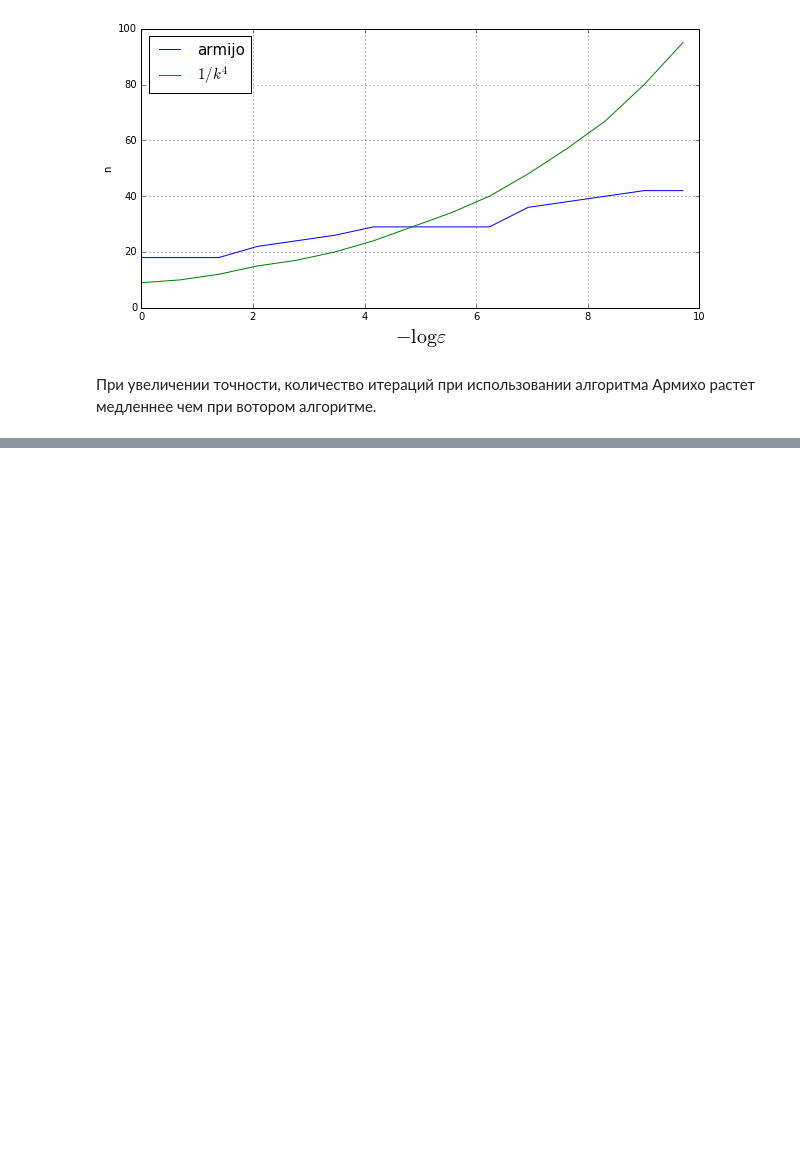
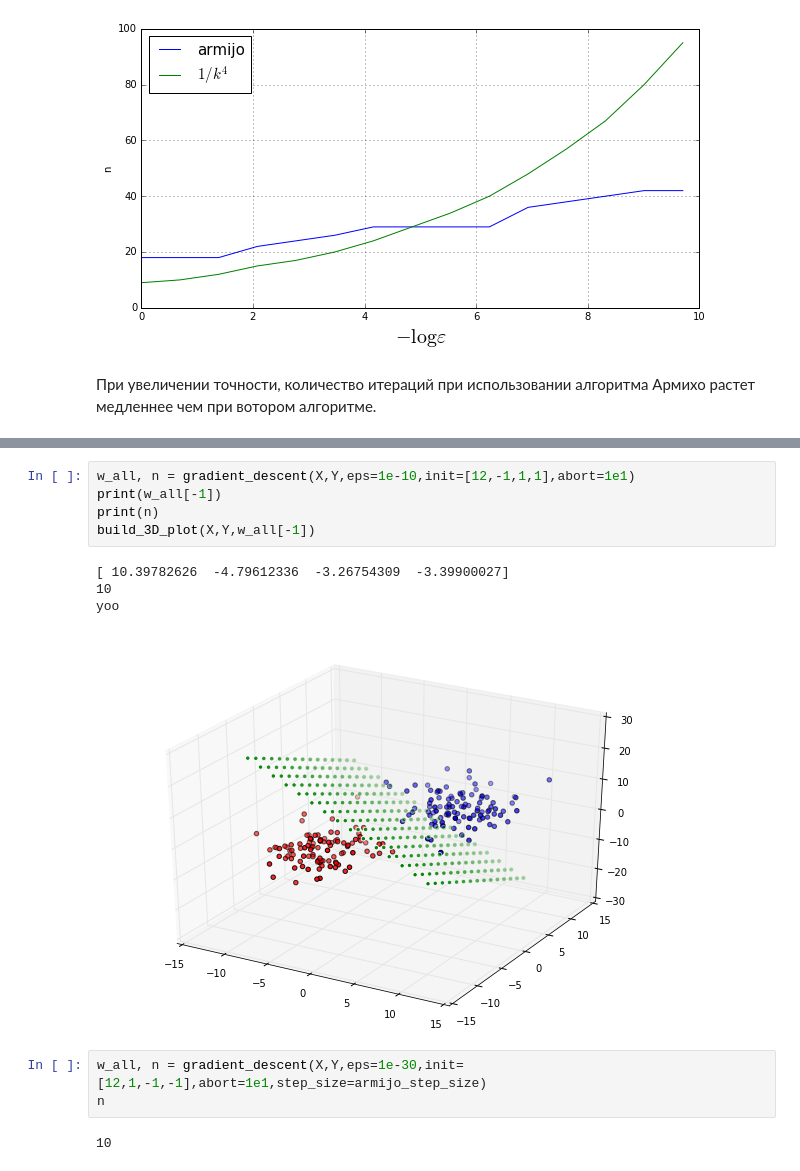
Before and after one commit to ale3otik/workout_mipt_autumn_2016, a Jupyter notebook: 1_ZotovAleksey.ipynb, the cells around one changed output, grey strips where cells are left out. Saved outputs shown, nothing was run; the diff lists cells and outputs as text; blank space fills up the shorter version.

```diff
--- a/1_ZotovAleksey.ipynb
+++ b/1_ZotovAleksey.ipynb
@@ -267,0 +306,15 @@ plt.show()
+# %%
+w_all, n = gradient_descent(X,Y,eps=1e-10,init=[12,-1,1,1],abort=1e1)
+print(w_all[-1])
+print(n)
+build_3D_plot(X,Y,w_all[-1])
+# %% [output]
+[ 10.39782626  -4.79612336  -3.26754309  -3.39900027]
+10
+yoo
+[figure, added]
+# %%
+w_all, n = gradient_descent(X,Y,eps=1e-30,init=[12,1,-1,-1],abort=1e1,step_size=armijo_step_size)
+n
+# %% [output]
+10
```
Also changed, not shown: parts of 10 cells of this notebook.
